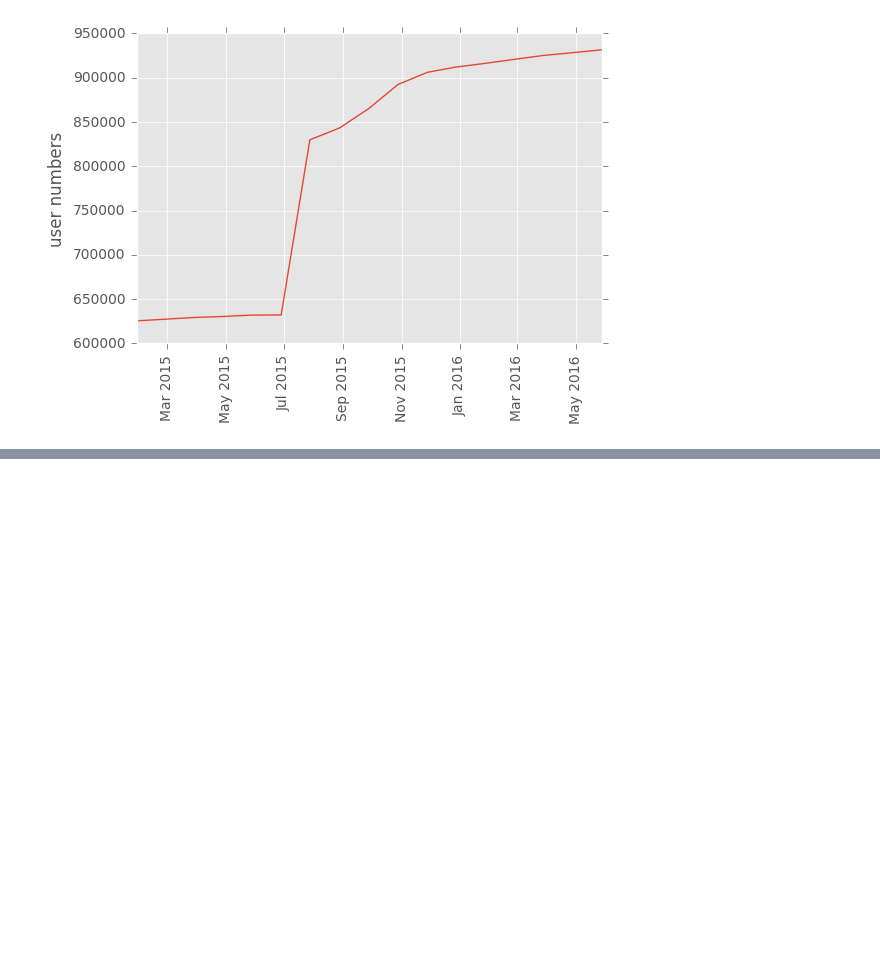
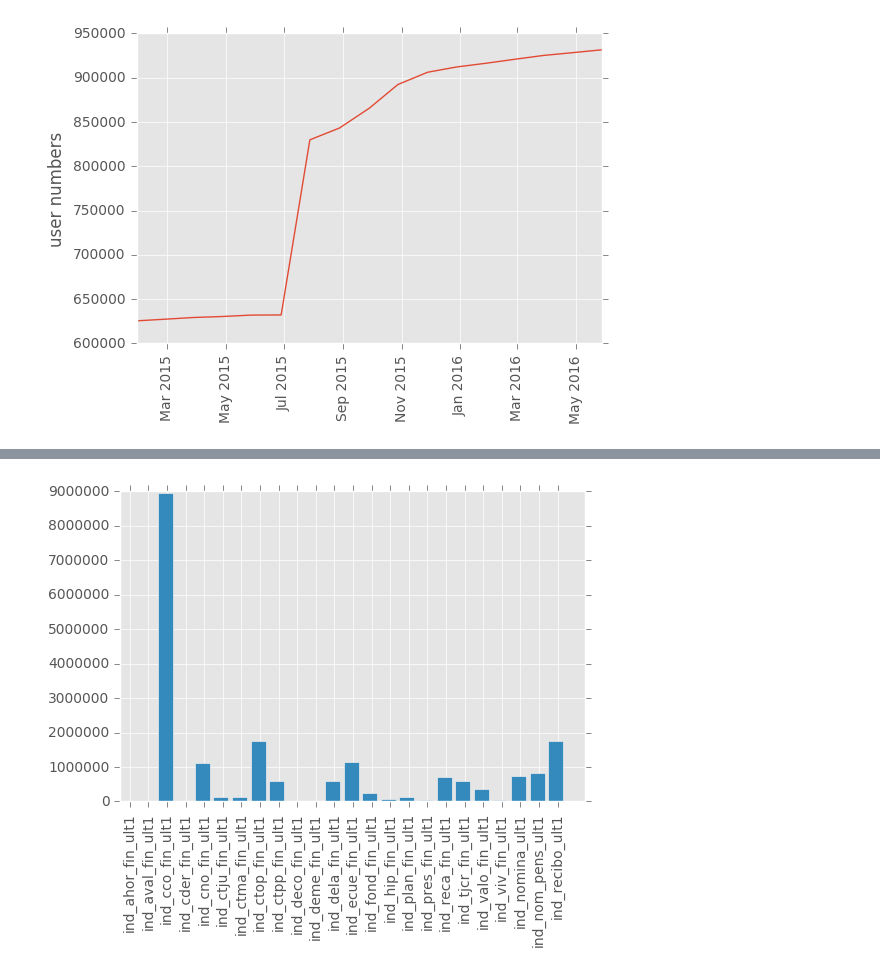
Before and after one commit to MedAlyH/Santander-Product-Recommendation, a Jupyter notebook: notebook/EDA.ipynb, the cells around one changed output, grey strips where cells are left out. Cells and saved outputs as stored; diff of their text form; code cells hidden in the pictures; blank space fills up the shorter version.

```diff
--- a/notebook/EDA.ipynb
+++ b/notebook/EDA.ipynb
@@ -47,0 +53,6 @@ array(['2015-01-28T00:00:00.000000000', '2015-02-28T00:00:00.000000000',
+# %%
+plt.bar(np.arange(24), train[target_cols].sum())
+plt.xticks(np.arange(24) + 0.5, target_cols, rotation=90)
+plt.show()
+# %% [output]
+[figure, added]
```
Also changed, not shown: parts of 4 cells of this notebook, 2 other files.
